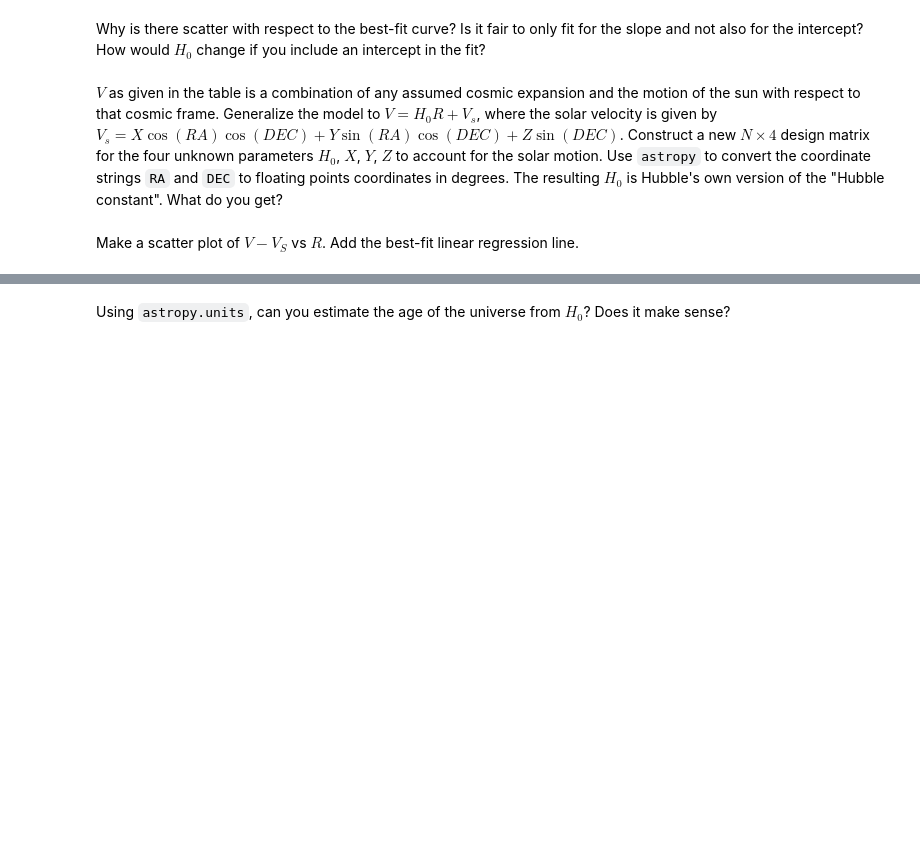
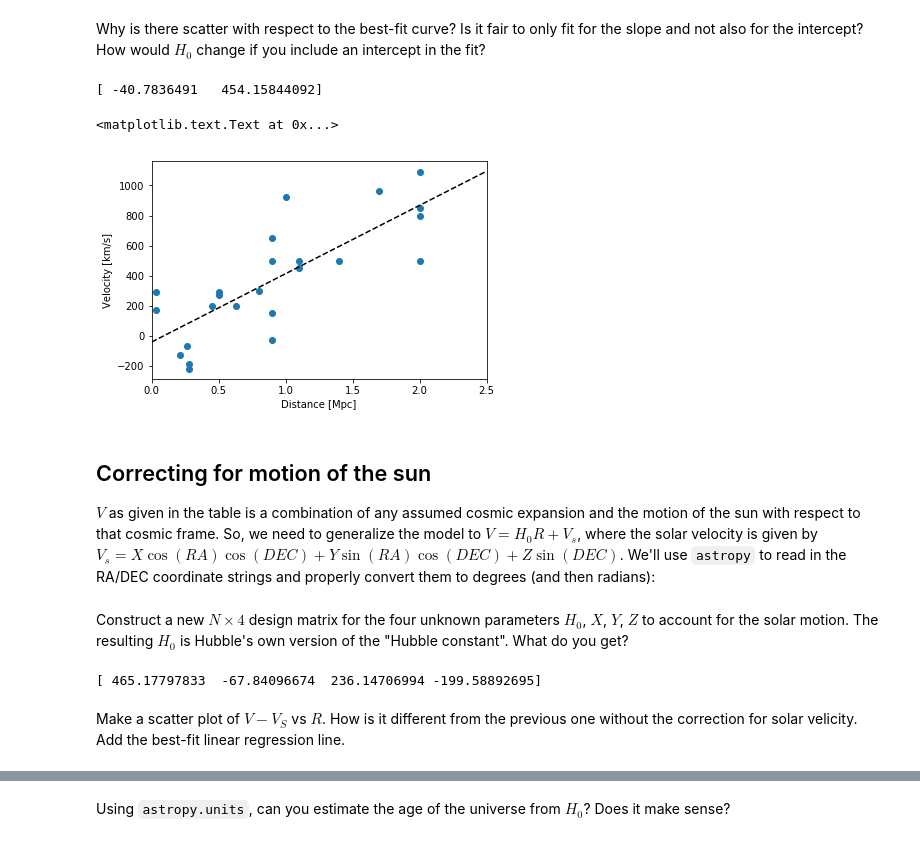
Before and after one commit to pmelchior/usrp-sciprog, a Jupyter notebook: day3/Hubble-Solutions.ipynb, the cells around one changed output, grey strips where cells are left out. Cells and saved outputs as stored; diff of their text form; code cells hidden in the pictures; blank space fills up the shorter version.

```diff
--- a/day3/Hubble-Solutions.ipynb
+++ b/day3/Hubble-Solutions.ipynb
@@ -47,21 +56,25 @@ ax.set_ylabel('Velocity [km/s]')
 # %% [markdown]
 Why is there scatter with respect to the best-fit curve? Is it fair to only fit for the slope and not also for the intercept? How would $H_0$ change if you include an intercept in the fit?
 # %%
-Ac = np.empty((N,2))
-Ac[:,0] = data['R']
-Ac[:,1] = 1
-params_c, _, _, _ = np.linalg.lstsq(Ac, data['V'])
-print(params_c)
-H0_c = params_c[0]
-intercept = params_c[1]
+X = np.ones((N, 2))
+X[:,1] = data['R']
+params, _, _, _ = np.linalg.lstsq(X, data['V'])
+print(params)
+inter, H0 = params
 
+R = np.linspace(0,2.5,100)
 fig = plt.figure()
 ax = fig.add_subplot(111)
-ax.scatter(data['R'], data['V'], c='#ff9900', marker='o')
-ax.plot(R, H0*R, 'k--')
-ax.plot(R, intercept + H0_c*R, 'k-.')
+ax.scatter(data['R'], data['V'])
+ax.plot(R, H0*R + inter, 'k--')
 ax.set_xlim(xmin=0, xmax=2.5)
 ax.set_xlabel('Distance [Mpc]')
 ax.set_ylabel('Velocity [km/s]')
+# %% [output]
+[ -40.7836491   454.15844092]
+<matplotlib.text.Text at 0x...>
+[figure, added]
 # %% [markdown]
-$V$ as given in the table is a combination of any assumed cosmic expansion and the motion of the sun with respect to that cosmic frame. Generalize the model to $V=H_0 R + V_s$, where the solar velocity is given by $V_s = X \cos(RA)\cos(DEC) + Y\sin(RA)\cos(DEC)+Z\sin(DEC)$. Construct a new $N\times4$ design matrix for the four unknown parameters $H_0$, $X$, $Y$, $Z$ to account for the solar motion. Use `astropy` to convert the coordinate strings `RA` and `DEC` to floating points coordinates in degrees. The resulting $H_0$ is Hubble's own version of the "Hubble constant". What do you get?
+## Correcting for motion of the sun
+
+$V$ as given in the table is a combination of any assumed cosmic expansion and the motion of the sun with respect to that cosmic frame. So, we need to generalize the model to $V=H_0 R + V_s$, where the solar velocity is given by $V_s = X \cos(RA)\cos(DEC) + Y\sin(RA)\cos(DEC)+Z\sin(DEC)$. We'll use `astropy` to read in the RA/DEC coordinate strings and properly convert them to degrees (and then radians):
@@ -68,18 +88,18 @@ $V$ as given in the table is a combination of any assumed cosmic expansion and t
+# %% [markdown]
+Construct a new $N\times4$ design matrix for the four unknown parameters $H_0$, $X$, $Y$, $Z$ to account for the solar motion. The resulting $H_0$ is Hubble's own version of the "Hubble constant". What do you get?
 # %%
-from coordinates import *
-ra = Ra2Deg(data['RA'])
-dec = Dec2Deg(data['DEC'])
-
 Ah = np.empty((N,4))
 Ah[:,0] = data['R']
-Ah[:,1] = np.cos(ra*np.pi/180)*np.cos(dec*np.pi/180)
-Ah[:,2] = np.sin(ra*np.pi/180)*np.cos(dec*np.pi/180)
-Ah[:,3] = np.sin(dec*np.pi/180)
+Ah[:,1] = np.cos(ra_)*np.cos(dec_)
+Ah[:,2] = np.sin(ra_)*np.cos(dec_)
+Ah[:,3] = np.sin(dec_)
 params_h, _, _, _ = np.linalg.lstsq(Ah, data['V'])
 print(params_h)
 H0 = params_h[0]
+# %% [output]
+[ 465.17797833  -67.84096674  236.14706994 -199.58892695]
 # %% [markdown]
-Make a scatter plot of $V-V_S$ vs $R$. Add the best-fit linear regression line.
+Make a scatter plot of $V-V_S$ vs $R$. How is it different from the previous one without the correction for solar velicity. Add the best-fit linear regression line.
 # %%
 VS = params_h[1]*Ah[:,1] + params_h[2]*Ah[:,2] + params_h[3]*Ah[:,3]
 fig = plt.figure()
```
Also changed, not shown: parts of 17 cells of this notebook, 2 other files.
